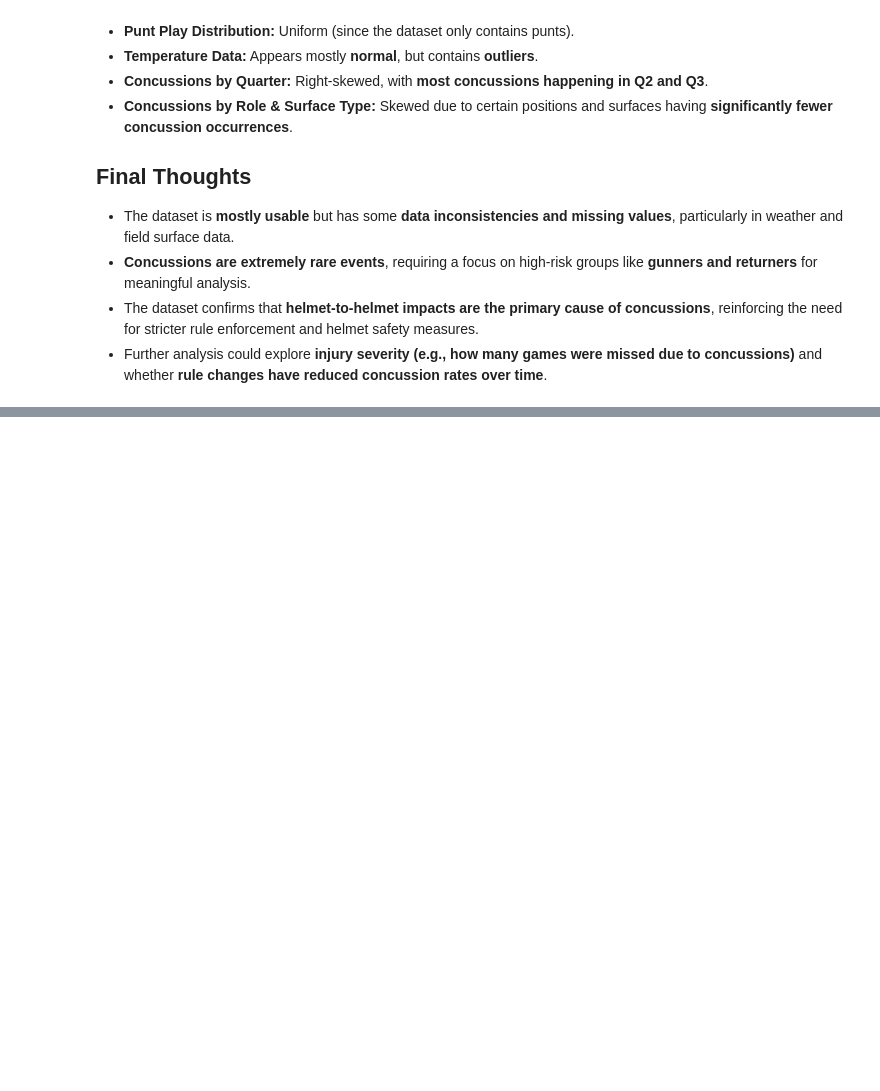
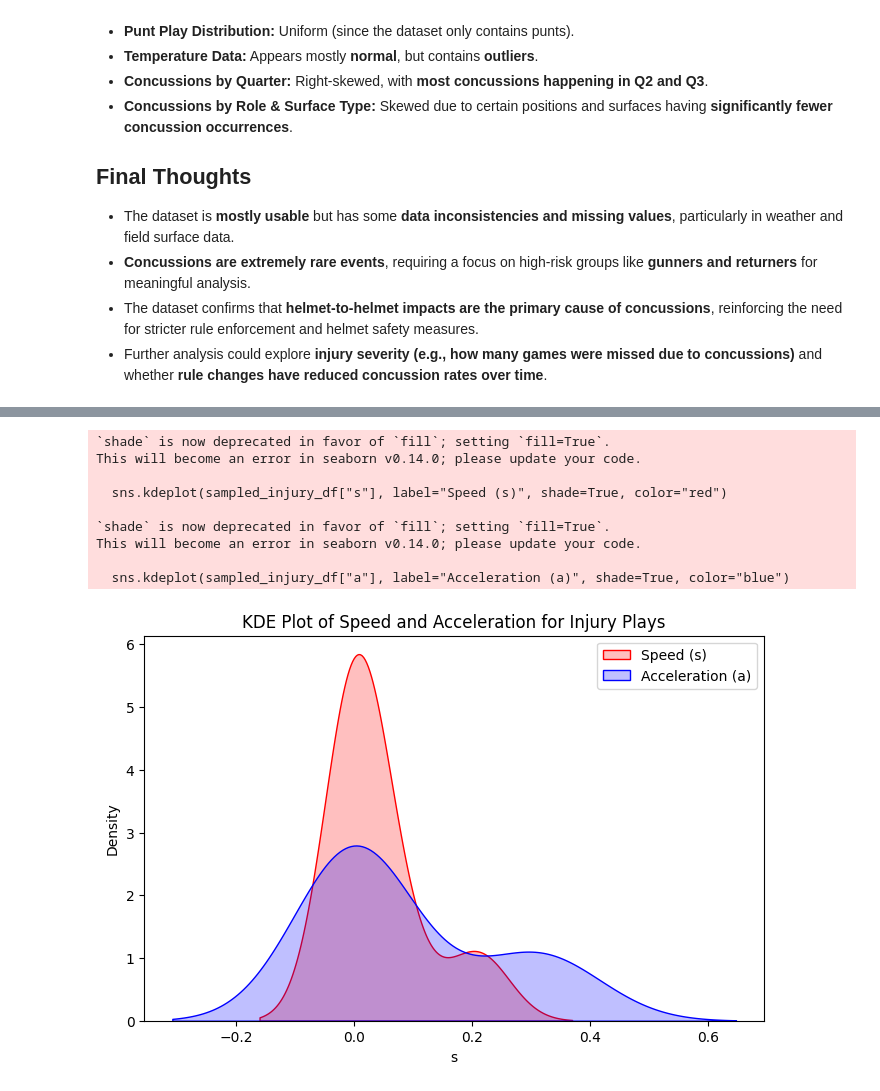
Before and after one commit to cwmckee91/dx699, a Jupyter notebook: 2025-spring-B2/ModB2-Week4-McKee-Chris.ipynb, the cells around one changed output, grey strips where cells are left out. Cells and saved outputs as stored; diff of their text form; code cells hidden in the pictures; blank space fills up the shorter version.

```diff
--- a/2025-spring-B2/ModB2-Week4-McKee-Chris.ipynb
+++ b/2025-spring-B2/ModB2-Week4-McKee-Chris.ipynb
@@ -526,0 +640,16 @@ print("\n### Mode Values ###\n", mode_values)
+# %%
+injury_keywords = [
+    "injury", "injured", "carted", "medical", "concussion", r"\bhurt\b", "ankle", "knee",
+    "shoulder", "head", "neck", "fracture", "dislocated", "torn", "ACL", "MCL"
+]
+
+# Create a regex pattern that searches for any of these keywords
+injury_pattern = "|".join(injury_keywords)
+
+# Apply the filter
+injury_df = bigdatabowl_df[
+    bigdatabowl_df["event"].str.contains(injury_pattern, na=False, case=False) |
+    bigdatabowl_df["playDescription"].str.contains(injury_pattern, na=False, case=False)
+]
+
+print(f"Total Injury-Related Plays Found: {len(injury_df)}")
@@ -526,0 +713,18 @@ print("\n### Mode Values ###\n", mode_values)
+# %%
+plt.figure(figsize=(8, 5))
+sns.kdeplot(sampled_injury_df["s"], label="Speed (s)", shade=True, color="red")
+sns.kdeplot(sampled_injury_df["a"], label="Acceleration (a)", shade=True, color="blue")
+plt.legend()
+plt.title("KDE Plot of Speed and Acceleration for Injury Plays")
+plt.show()
+# %% [output]
+`shade` is now deprecated in favor of `fill`; setting `fill=True`.
+This will become an error in seaborn v0.14.0; please update your code.
+
+  sns.kdeplot(sampled_injury_df["s"], label="Speed (s)", shade=True, color="red")
+
+`shade` is now deprecated in favor of `fill`; setting `fill=True`.
+This will become an error in seaborn v0.14.0; please update your code.
+
+  sns.kdeplot(sampled_injury_df["a"], label="Acceleration (a)", shade=True, color="blue")
+[figure, added]
```
Also changed, not shown: parts of 25 cells of this notebook.
